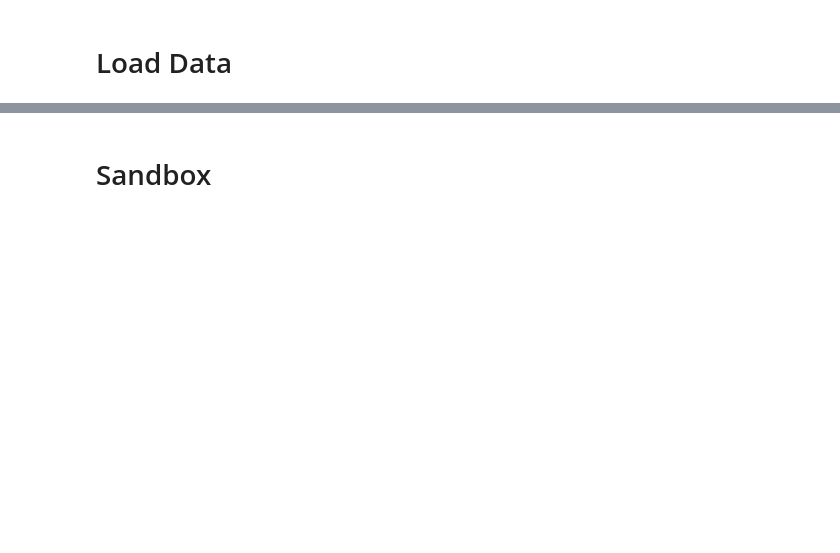
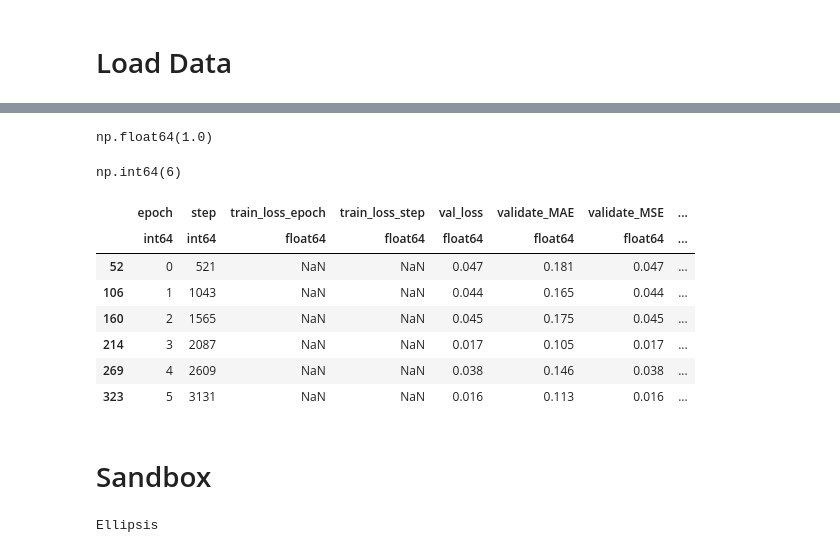
Before and after one commit to akseldkw07/kretsinger, a Jupyter notebook: kret_lightning/notebooks/TEMPLATE-LIGHTNING.ipynb, the cells around one changed output, grey strips where cells are left out. Drawn from its saved outputs; the diff is of its cells as text; code cells hidden in the pictures; blank space fills up the shorter version.

Commit message:
lightning-metrics

```diff
--- a/kret_lightning/notebooks/TEMPLATE-LIGHTNING.ipynb
+++ b/kret_lightning/notebooks/TEMPLATE-LIGHTNING.ipynb
@@ -31,0 +27,2 @@ Loaded environment variables from /Users/Akseldkw/coding/kretsinger/.env
+# %%
+metrics_path = UKS_CONSTANTS.LIGHTNING_LOG_DIR / "BeijingAirQualityLSTM/v_000/metrics.csv"
@@ -31,0 +33,3 @@ Loaded environment variables from /Users/Akseldkw/coding/kretsinger/.env
+# %%
+metrics_df = pd.read_csv(metrics_path)
+df = metrics_df
@@ -32,2 +48,22 @@ Loaded environment variables from /Users/Akseldkw/coding/kretsinger/.env
+# %%
+nans.mean()
+# %% [output]
+np.float64(1.0)
+# %%
+f_r2 = ~df.validate_R2.isna().to_numpy(bool)
+f_r2.sum()
+# %% [output]
+np.int64(6)
+# %%
+dtt(df, filter=f_r2, n=10)
+# %% [output]
+|  | epoch | step | train_loss_epoch | train_loss_step | val_loss | validate_MAE | validate_MSE | ... |
+|  | int64 | int64 | float64 | float64 | float64 | float64 | float64 | ... |
+| 52 | 0 | 521 | NaN | NaN | 0.047 | 0.181 | 0.047 | ... |
+| 106 | 1 | 1043 | NaN | NaN | 0.044 | 0.165 | 0.044 | ... |
+| 160 | 2 | 1565 | NaN | NaN | 0.045 | 0.175 | 0.045 | ... |
+| 214 | 3 | 2087 | NaN | NaN | 0.017 | 0.105 | 0.017 | ... |
+| 269 | 4 | 2609 | NaN | NaN | 0.038 | 0.146 | 0.038 | ... |
+| 323 | 5 | 3131 | NaN | NaN | 0.016 | 0.113 | 0.016 | ... |
 # %% [markdown]
 # Sandbox
@@ -33,0 +72,7 @@ Loaded environment variables from /Users/Akseldkw/coding/kretsinger/.env
+# %%
+ax[0].plot(df.validate_R2[f_r2], label="r2")
+ax[1].plot(df.validate_MAE[f_r2], label="mae")
+ax[1].plot(df.validate_MSE[f_r2], label="MSE")
+...
+# %% [output]
+Ellipsis
```
Also changed, not shown: parts of 8 cells of this notebook, 2 other files.
